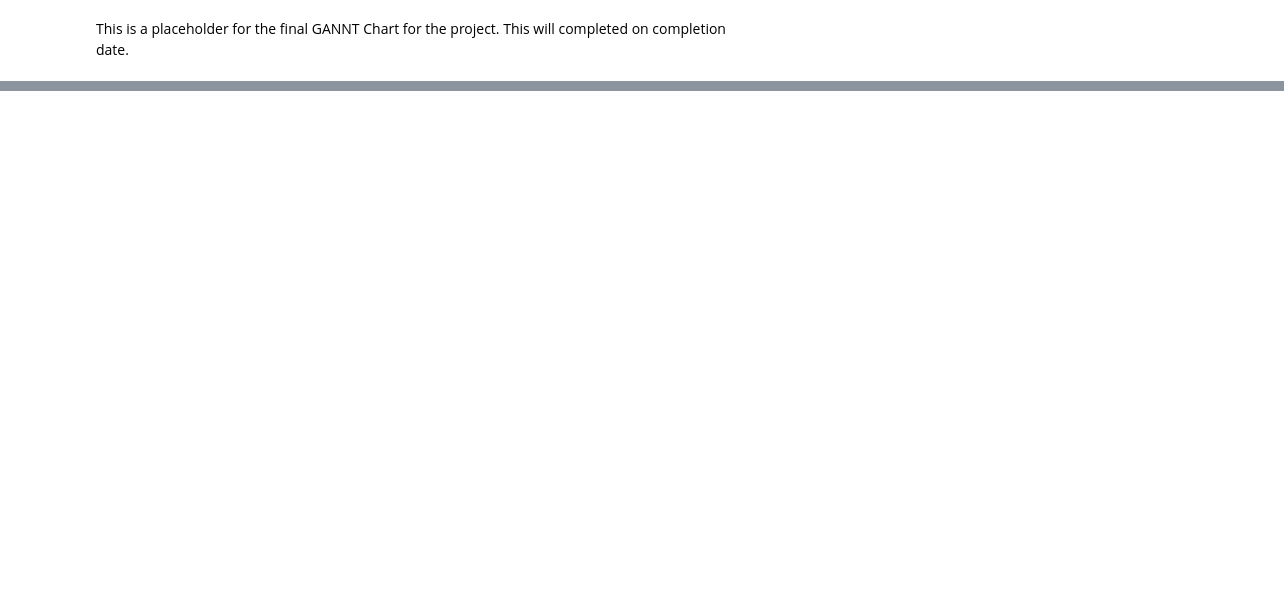
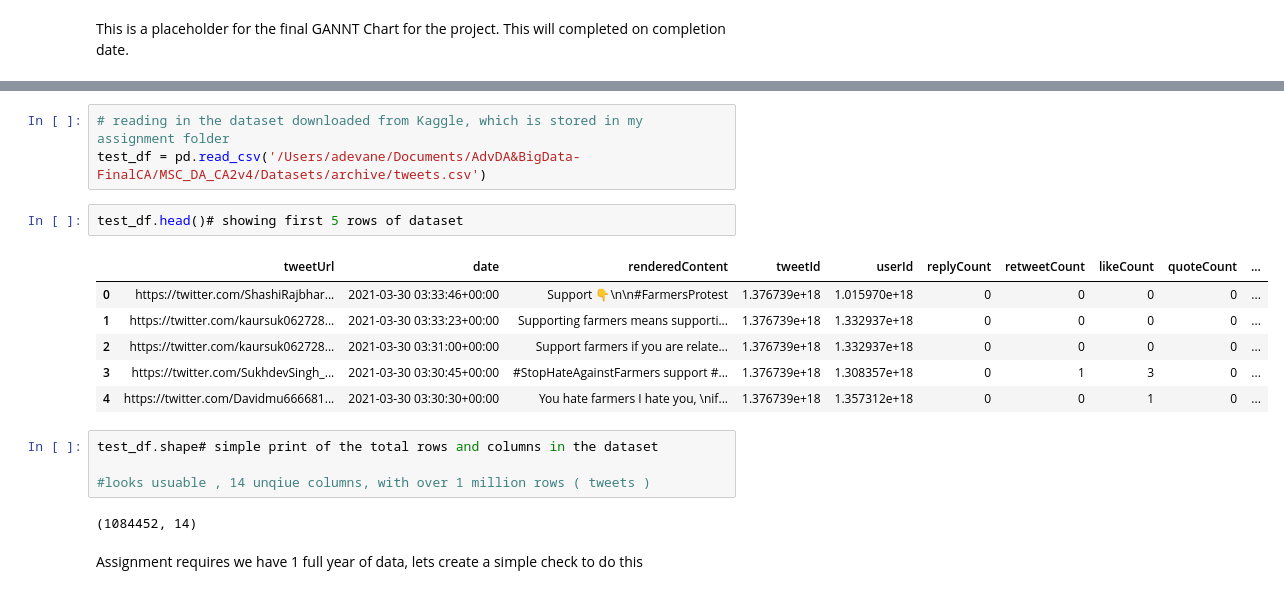
Before and after one commit to sba22166/MSC_DA_CA2v4, a Jupyter notebook: Initial-CA2-Work.ipynb, the cells around one changed output, grey strips where cells are left out. Drawn from its saved outputs; the diff is of its cells as text; blank space fills up the shorter version.

```diff
--- a/Initial-CA2-Work.ipynb
+++ b/Initial-CA2-Work.ipynb
@@ -60,0 +98,20 @@ This is a placeholder for the final GANNT Chart for the project. This will compl
+# %%
+# reading in the dataset downloaded from Kaggle, which is stored in my assignment folder
+test_df = pd.read_csv('/Users/adevane/Documents/AdvDA&BigData-FinalCA/MSC_DA_CA2v4/Datasets/archive/tweets.csv')
+# %%
+test_df.head()# showing first 5 rows of dataset
+# %% [output]
+|  | tweetUrl | date | renderedContent | tweetId | userId | replyCount | retweetCount | likeCount | quoteCount | ... |
+| 0 | https://twitter.com/ShashiRajbhar... | 2021-03-30 03:33:46+00:00 | Support 👇\n\n#FarmersProtest | 1.376739e+18 | 1.015970e+18 | 0 | 0 | 0 | 0 | ... |
+| 1 | https://twitter.com/kaursuk062728... | 2021-03-30 03:33:23+00:00 | Supporting farmers means supporti... | 1.376739e+18 | 1.332937e+18 | 0 | 0 | 0 | 0 | ... |
+| 2 | https://twitter.com/kaursuk062728... | 2021-03-30 03:31:00+00:00 | Support farmers if you are relate... | 1.376739e+18 | 1.332937e+18 | 0 | 0 | 0 | 0 | ... |
+| 3 | https://twitter.com/SukhdevSingh_... | 2021-03-30 03:30:45+00:00 | #StopHateAgainstFarmers support #... | 1.376739e+18 | 1.308357e+18 | 0 | 1 | 3 | 0 | ... |
+| 4 | https://twitter.com/Davidmu666681... | 2021-03-30 03:30:30+00:00 | You hate farmers I hate you, \nif... | 1.376739e+18 | 1.357312e+18 | 0 | 0 | 1 | 0 | ... |
+# %%
+test_df.shape# simple print of the total rows and columns in the dataset
+
+#looks usuable , 14 unqiue columns, with over 1 million rows ( tweets )
+# %% [output]
+(1084452, 14)
+# %% [markdown]
+Assignment requires we have 1 full year of data, lets create a simple check to do this
```
Also changed, not shown: parts of 17 cells of this notebook.
